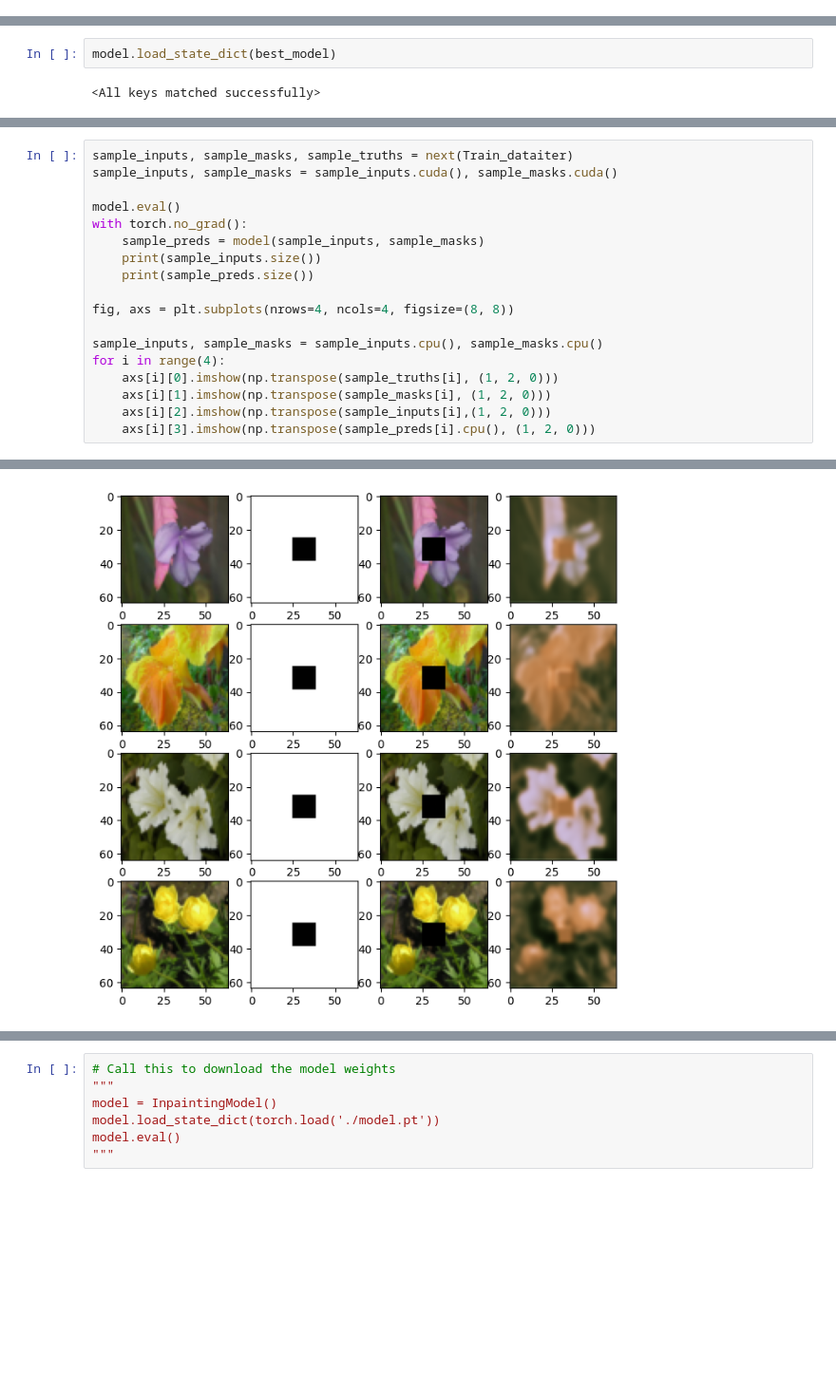
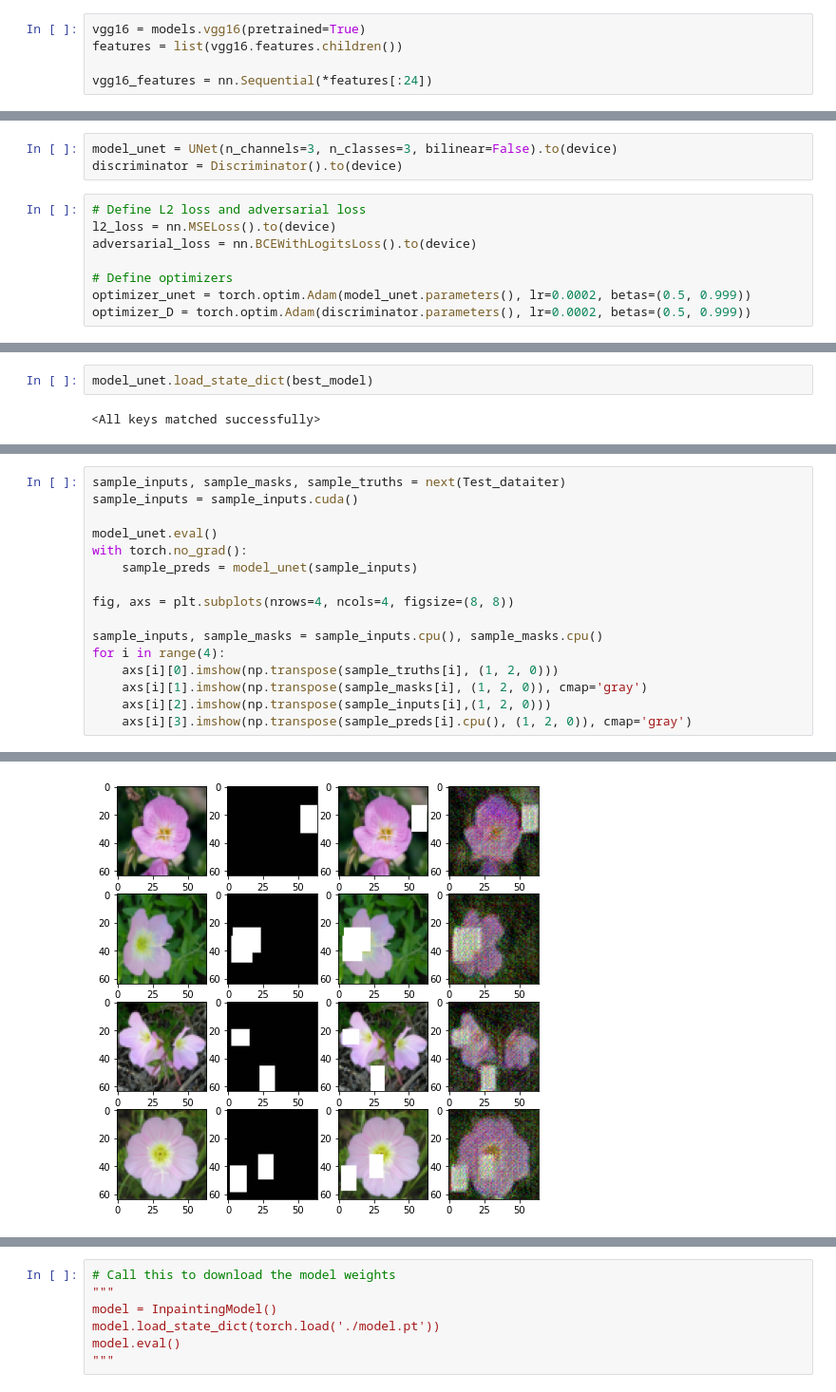
Before and after one commit to Cathyyyyy123/Image-inpainting-project, a Jupyter notebook: image_inpainting_flowers_v2.ipynb, the cells around one changed output, grey strips where cells are left out. Shown at 95% size. Saved outputs shown, nothing was run; the diff lists cells and outputs as text; blank space fills up the shorter version.

Commit message:
Update Unet

```diff
--- a/image_inpainting_flowers_v2.ipynb
+++ b/image_inpainting_flowers_v2.ipynb
@@ -209,0 +293,5 @@ Original Image
+# %%
+vgg16 = models.vgg16(pretrained=True)
+features = list(vgg16.features.children())
+
+vgg16_features = nn.Sequential(*features[:24])
@@ -400,0 +389,11 @@ Wall time: 46min 39s
+# %%
+model_unet = UNet(n_channels=3, n_classes=3, bilinear=False).to(device)
+discriminator = Discriminator().to(device)
+# %%
+# Define L2 loss and adversarial loss
+l2_loss = nn.MSELoss().to(device)
+adversarial_loss = nn.BCEWithLogitsLoss().to(device)
+
+# Define optimizers
+optimizer_unet = torch.optim.Adam(model_unet.parameters(), lr=0.0002, betas=(0.5, 0.999))
+optimizer_D = torch.optim.Adam(discriminator.parameters(), lr=0.0002, betas=(0.5, 0.999))
@@ -401,5 +488,5 @@ Wall time: 46min 39s
 # %%
-model.load_state_dict(best_model)
+model_unet.load_state_dict(best_model)
 # %% [output]
 <All keys matched successfully>
 # %%
@@ -440,19 +568,17 @@ plt.plot()
 # %%
-sample_inputs, sample_masks, sample_truths = next(Train_dataiter)
-sample_inputs, sample_masks = sample_inputs.cuda(), sample_masks.cuda()
+sample_inputs, sample_masks, sample_truths = next(Test_dataiter)
+sample_inputs = sample_inputs.cuda()
 
-model.eval()
+model_unet.eval()
 with torch.no_grad():
-    sample_preds = model(sample_inputs, sample_masks)
-    print(sample_inputs.size())
-    print(sample_preds.size())
+    sample_preds = model_unet(sample_inputs)
 
 fig, axs = plt.subplots(nrows=4, ncols=4, figsize=(8, 8))
 
 sample_inputs, sample_masks = sample_inputs.cpu(), sample_masks.cpu()
 for i in range(4):
     axs[i][0].imshow(np.transpose(sample_truths[i], (1, 2, 0)))
-    axs[i][1].imshow(np.transpose(sample_masks[i], (1, 2, 0)))
+    axs[i][1].imshow(np.transpose(sample_masks[i], (1, 2, 0)), cmap='gray')
     axs[i][2].imshow(np.transpose(sample_inputs[i],(1, 2, 0)))
-    axs[i][3].imshow(np.transpose(sample_preds[i].cpu(), (1, 2, 0)))
+    axs[i][3].imshow(np.transpose(sample_preds[i].cpu(), (1, 2, 0)), cmap='gray')
 # %% [output]
@@ -461 +589 @@ torch.Size([64, 3, 64, 64])
-[figure, old version]
+[figure, new version]
```
Also changed, not shown: parts of 32 cells of this notebook, 4 other files.
